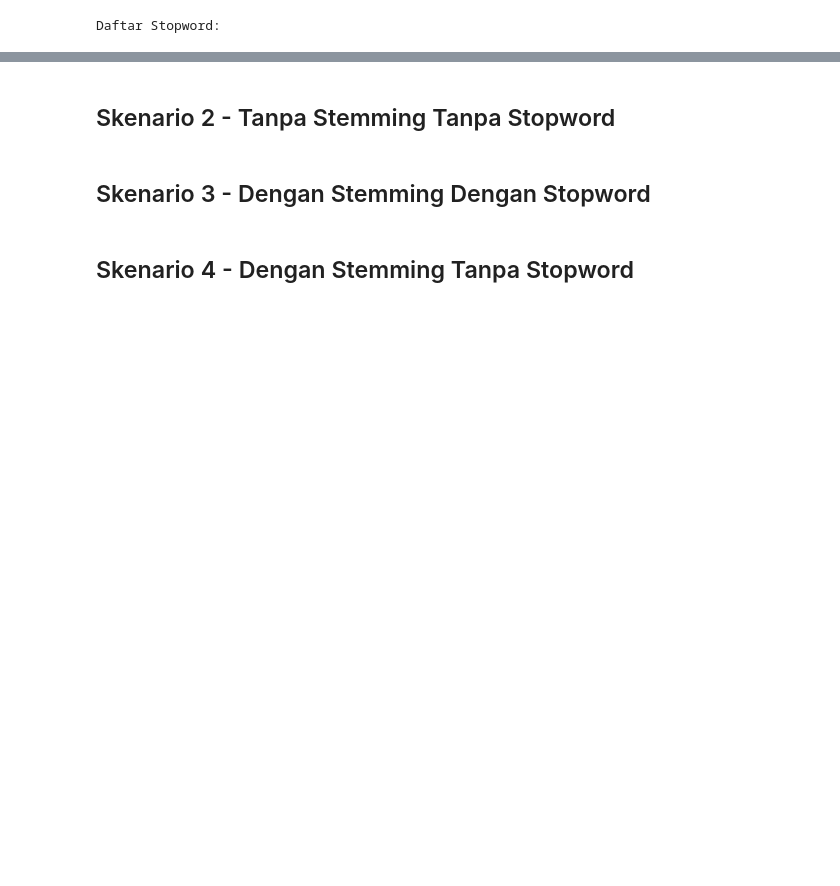
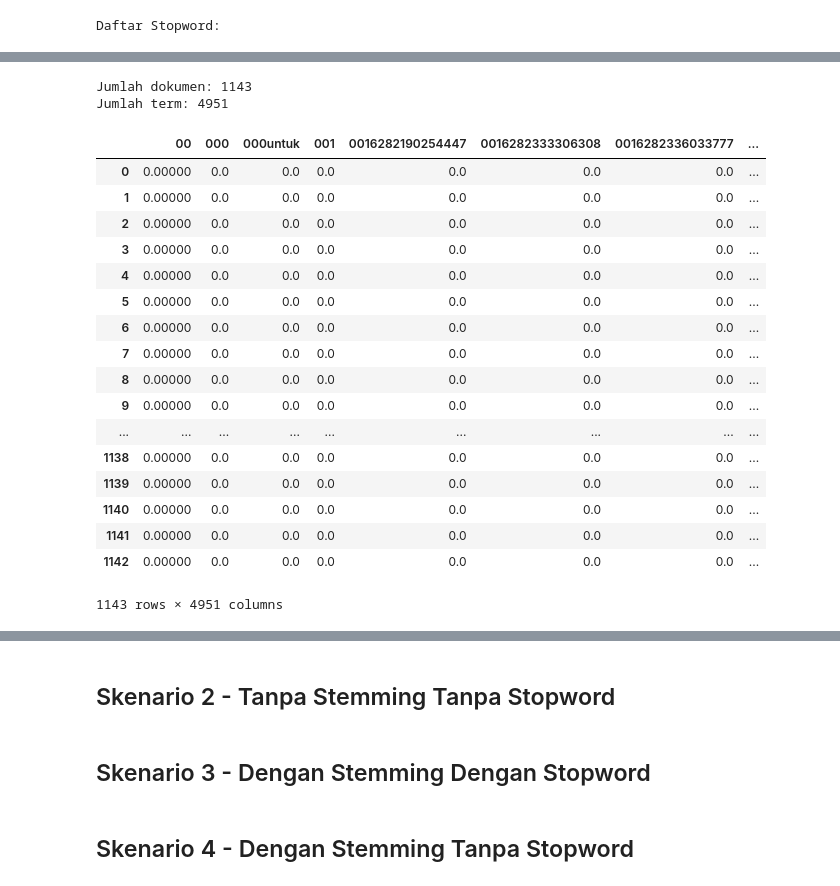
Before and after one commit to abuwildanm/Information-Retrieval, a Jupyter notebook: Projek.ipynb, the cells around one changed output, grey strips where cells are left out. Saved outputs shown, nothing was run; the diff lists cells and outputs as text; code cells hidden in the pictures; blank space fills up the shorter version.

```diff
--- a/Projek.ipynb
+++ b/Projek.ipynb
@@ -111,0 +172,37 @@ Daftar Stopword:
+# %%
+transformer = TfidfTransformer(sublinear_tf=True)
+
+# Penyesuaian df agar query (data test) tidak dihitung pada perhitungan df
+n = n_train
+df = tf_train.astype(bool).sum(axis=0)
+idf = np.log(n/df)
+transformer.idf_ = idf
+
+weight = transformer.fit_transform(tf)
+print('Jumlah dokumen:', weight.shape[0])
+print('Jumlah term:', weight.shape[1])
+# %% [output]
+Jumlah dokumen: 1143
+Jumlah term: 4951
+# %%
+weight_matrix = pd.DataFrame(weight.toarray(), columns=vectorizer.get_feature_names())
+weight_matrix
+# %% [output]
+|  | 00 | 000 | 000untuk | 001 | 0016282190254447 | 0016282333306308 | 0016282336033777 | ... |
+| 0 | 0.00000 | 0.0 | 0.0 | 0.0 | 0.0 | 0.0 | 0.0 | ... |
+| 1 | 0.00000 | 0.0 | 0.0 | 0.0 | 0.0 | 0.0 | 0.0 | ... |
+| 2 | 0.00000 | 0.0 | 0.0 | 0.0 | 0.0 | 0.0 | 0.0 | ... |
+| 3 | 0.00000 | 0.0 | 0.0 | 0.0 | 0.0 | 0.0 | 0.0 | ... |
+| 4 | 0.00000 | 0.0 | 0.0 | 0.0 | 0.0 | 0.0 | 0.0 | ... |
+| 5 | 0.00000 | 0.0 | 0.0 | 0.0 | 0.0 | 0.0 | 0.0 | ... |
+| 6 | 0.00000 | 0.0 | 0.0 | 0.0 | 0.0 | 0.0 | 0.0 | ... |
+| 7 | 0.00000 | 0.0 | 0.0 | 0.0 | 0.0 | 0.0 | 0.0 | ... |
+| 8 | 0.00000 | 0.0 | 0.0 | 0.0 | 0.0 | 0.0 | 0.0 | ... |
+| 9 | 0.00000 | 0.0 | 0.0 | 0.0 | 0.0 | 0.0 | 0.0 | ... |
+| ... | ... | ... | ... | ... | ... | ... | ... | ... |
+| 1138 | 0.00000 | 0.0 | 0.0 | 0.0 | 0.0 | 0.0 | 0.0 | ... |
+| 1139 | 0.00000 | 0.0 | 0.0 | 0.0 | 0.0 | 0.0 | 0.0 | ... |
+| 1140 | 0.00000 | 0.0 | 0.0 | 0.0 | 0.0 | 0.0 | 0.0 | ... |
+| 1141 | 0.00000 | 0.0 | 0.0 | 0.0 | 0.0 | 0.0 | 0.0 | ... |
+| 1142 | 0.00000 | 0.0 | 0.0 | 0.0 | 0.0 | 0.0 | 0.0 | ... |
+1143 rows × 4951 columns
```
Also changed, not shown: parts of 19 cells of this notebook.
